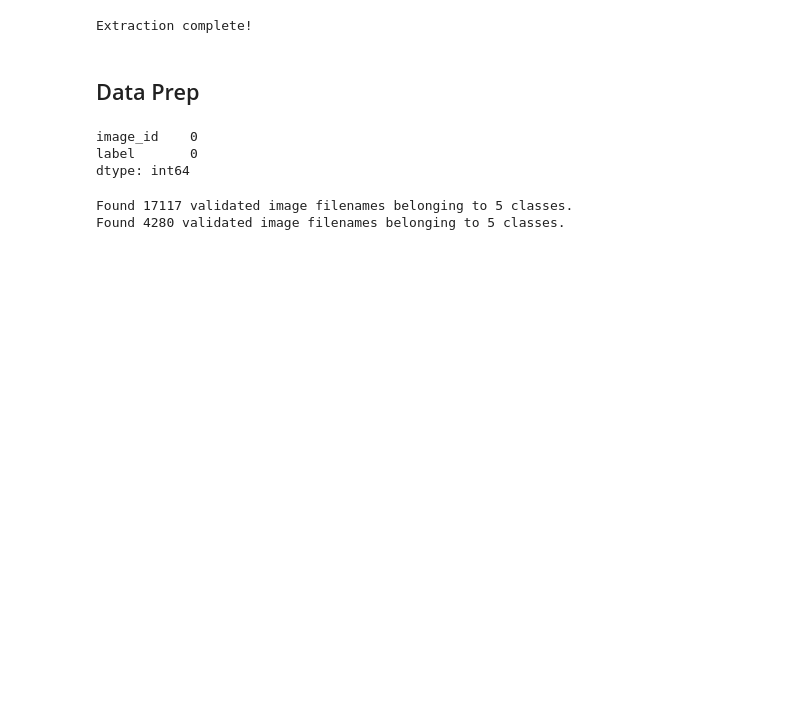
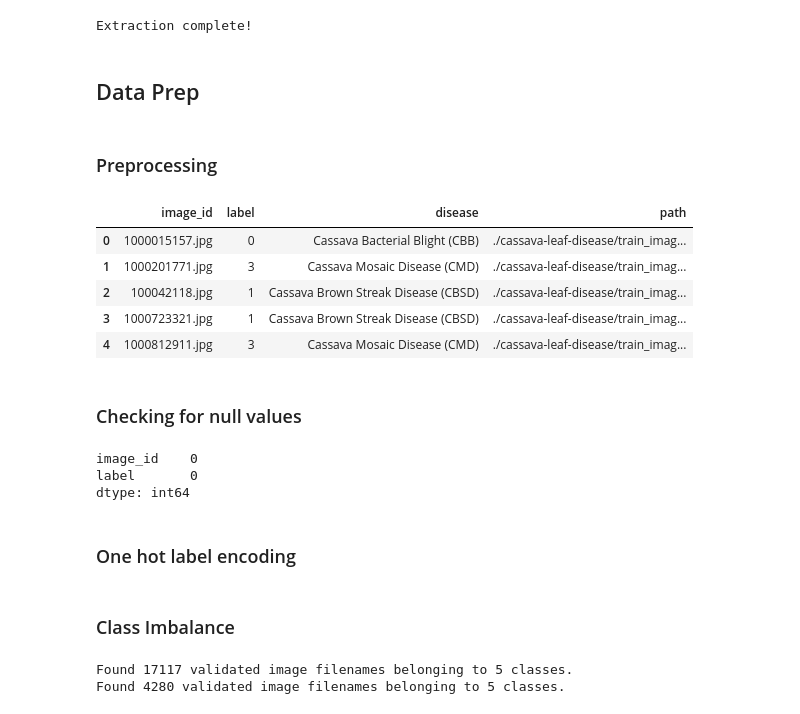
Before and after one commit to loser564/SC4000-Leaf-Project, a Jupyter notebook: cassava.ipynb, the cells around one changed output. Saved outputs shown, nothing was run; the diff lists cells and outputs as text; code cells hidden in the pictures; blank space fills up the shorter version.

```diff
--- a/cassava.ipynb
+++ b/cassava.ipynb
@@ -30,20 +30,36 @@ Extraction complete!
 label_to_disease = pd.read_json('./cassava-leaf-disease/label_num_to_disease_map.json', typ='series')
 # %% [markdown]
 ## Data Prep
+# %% [markdown]
+### Preprocessing
 # %%
 train_csv = pd.read_csv('./cassava-leaf-disease/train.csv')
 
 train_csv['disease'] = train_csv['label'].map(label_to_disease)
 train_csv['path'] = './cassava-leaf-disease/train_images/' + train_csv['image_id']
+train_csv.head()
+# %% [output]
+|  | image_id | label | disease | path |
+| 0 | 1000015157.jpg | 0 | Cassava Bacterial Blight (CBB) | ./cassava-leaf-disease/train_imag... |
+| 1 | 1000201771.jpg | 3 | Cassava Mosaic Disease (CMD) | ./cassava-leaf-disease/train_imag... |
+| 2 | 100042118.jpg | 1 | Cassava Brown Streak Disease (CBSD) | ./cassava-leaf-disease/train_imag... |
+| 3 | 1000723321.jpg | 1 | Cassava Brown Streak Disease (CBSD) | ./cassava-leaf-disease/train_imag... |
+| 4 | 1000812911.jpg | 3 | Cassava Mosaic Disease (CMD) | ./cassava-leaf-disease/train_imag... |
+# %% [markdown]
+### Checking for null values
 # %%
 print(train_csv.isnull().sum())
 # %% [output]
 image_id    0
 label       0
 dtype: int64
+# %% [markdown]
+### One hot label encoding
 # %%
 from sklearn.preprocessing import LabelEncoder
 train_csv['label_encoded'] = LabelEncoder().fit_transform(train_csv['disease'])
+# %% [markdown]
+### Class Imbalance
 # %%
 from tensorflow.keras.preprocessing.image import ImageDataGenerator
 from tensorflow.keras.applications import EfficientNetB0
```
Also changed, not shown: 1 other file.
